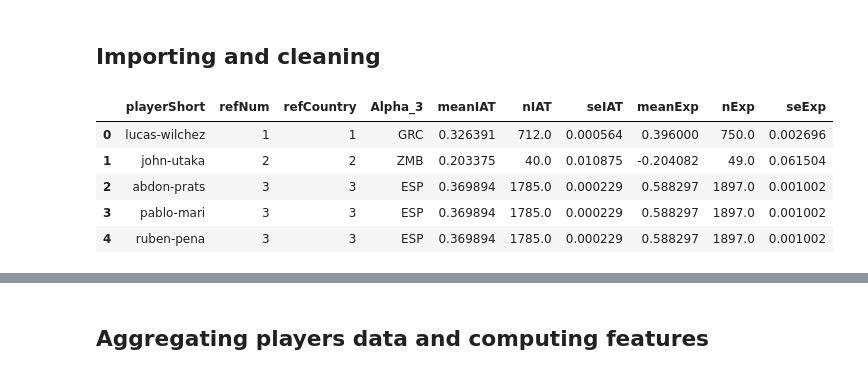
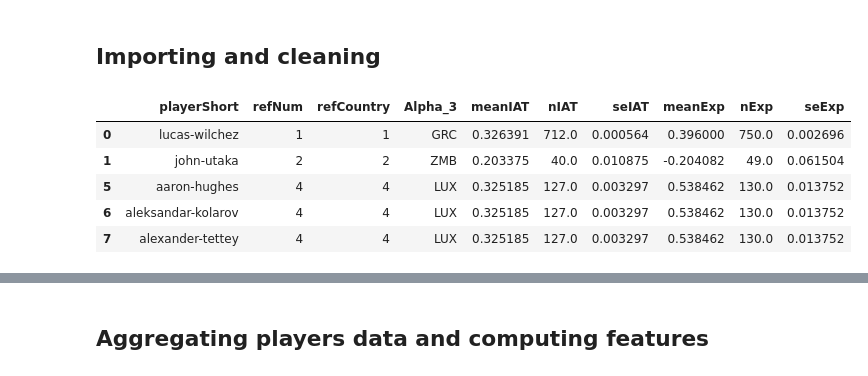
Before and after one commit to lfaucon/ada-homeworks, a Jupyter notebook: Homework_4/Homework4_Question2.ipynb, the cells around one changed output, grey strips where cells are left out. Saved outputs shown, nothing was run; the diff lists cells and outputs as text; code cells hidden in the pictures.

```diff
--- a/Homework_4/Homework4_Question2.ipynb
+++ b/Homework_4/Homework4_Question2.ipynb
@@ -18,12 +20,14 @@ import matplotlib.pyplot as plt
 import seaborn as sns
 # %%
 df = pd.read_csv('CrowdstormingDataJuly1st.csv')
+df['skinColor'] = (df.rater1 + df.rater2) /2
+df = df[df.skinColor.notnull()]
 df_referee = df[['playerShort','refNum','refCountry','Alpha_3','meanIAT','nIAT','seIAT','meanExp','nExp','seExp']]
 df_referee.head()
 # %% [output]
 |  | playerShort | refNum | refCountry | Alpha_3 | meanIAT | nIAT | seIAT | meanExp | nExp | seExp |
 | 0 | lucas-wilchez | 1 | 1 | GRC | 0.326391 | 712.0 | 0.000564 | 0.396000 | 750.0 | 0.002696 |
 | 1 | john-utaka | 2 | 2 | ZMB | 0.203375 | 40.0 | 0.010875 | -0.204082 | 49.0 | 0.061504 |
-| 2 | abdon-prats | 3 | 3 | ESP | 0.369894 | 1785.0 | 0.000229 | 0.588297 | 1897.0 | 0.001002 |
-| 3 | pablo-mari | 3 | 3 | ESP | 0.369894 | 1785.0 | 0.000229 | 0.588297 | 1897.0 | 0.001002 |
-| 4 | ruben-pena | 3 | 3 | ESP | 0.369894 | 1785.0 | 0.000229 | 0.588297 | 1897.0 | 0.001002 |
+| 5 | aaron-hughes | 4 | 4 | LUX | 0.325185 | 127.0 | 0.003297 | 0.538462 | 130.0 | 0.013752 |
+| 6 | aleksandar-kolarov | 4 | 4 | LUX | 0.325185 | 127.0 | 0.003297 | 0.538462 | 130.0 | 0.013752 |
+| 7 | alexander-tettey | 4 | 4 | LUX | 0.325185 | 127.0 | 0.003297 | 0.538462 | 130.0 | 0.013752 |
```
Also changed, not shown: parts of 15 cells of this notebook.
